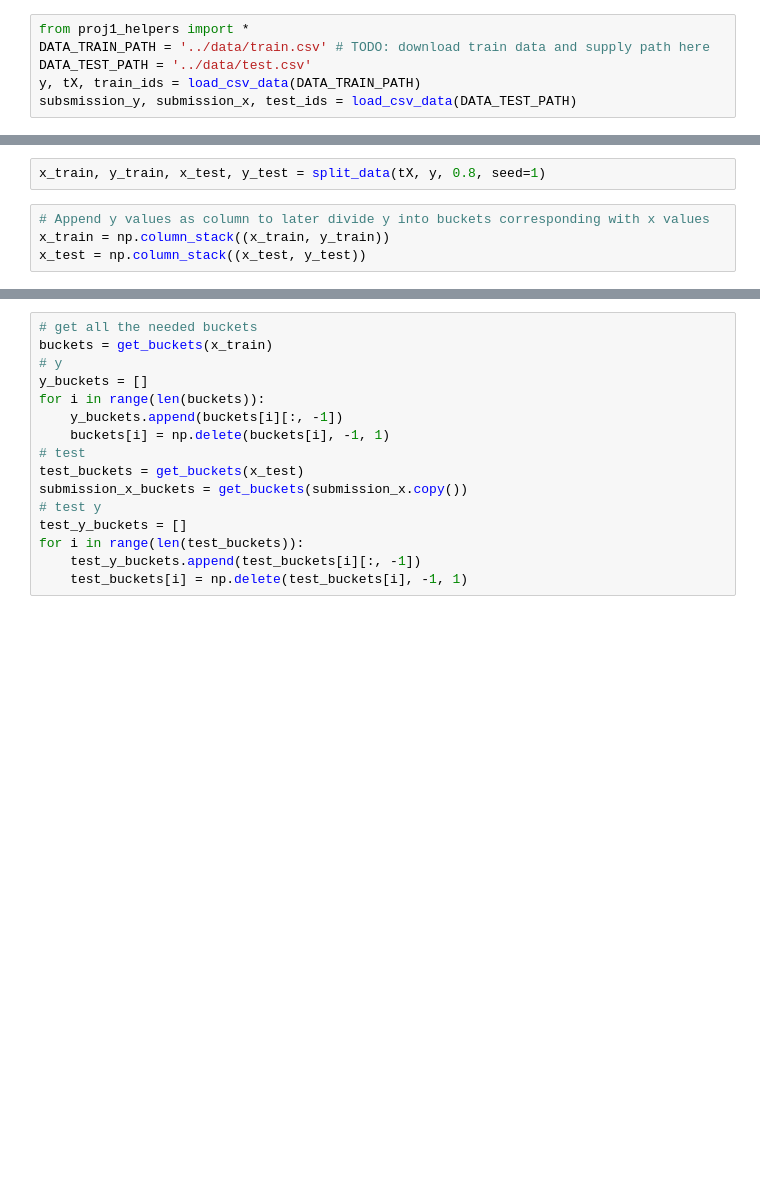
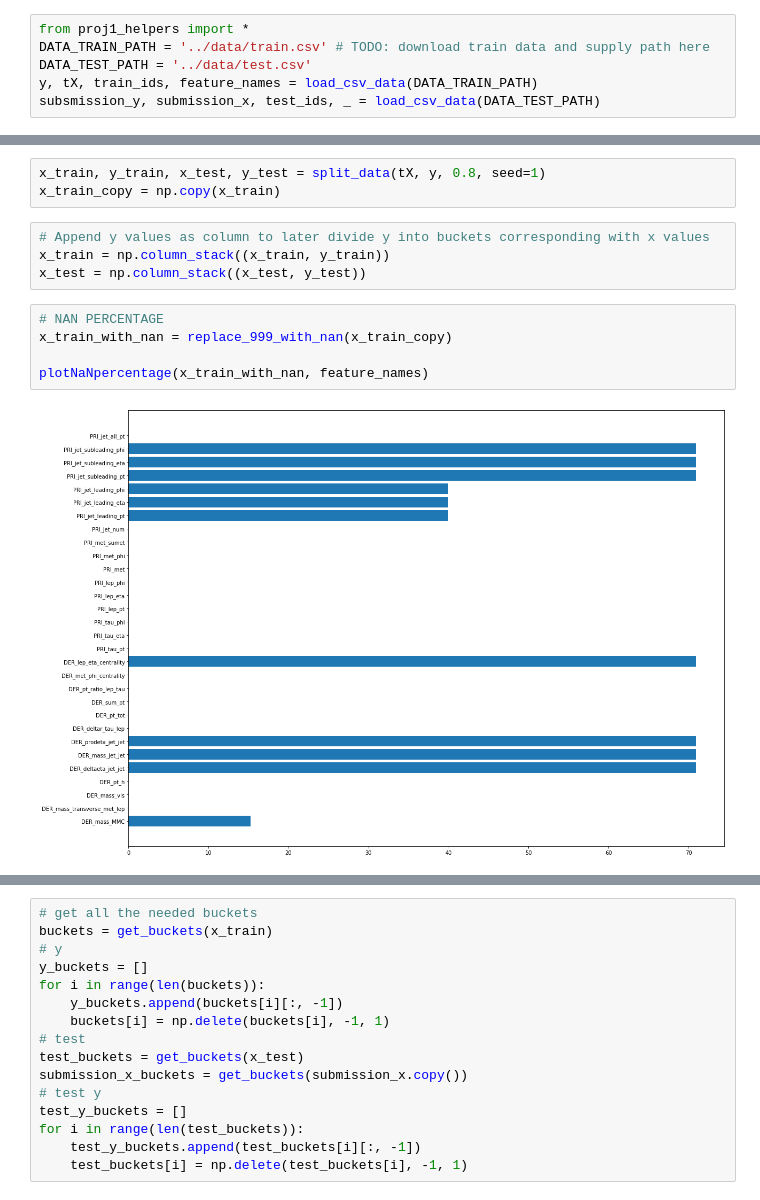
Before and after one commit to tkalim/ML-Project-1, a Jupyter notebook: scripts/project1.ipynb, the cells around one changed output, grey strips where cells are left out. Cells and saved outputs as stored; diff of their text form; blank space fills up the shorter version.

Commit message:
Plots added + some progress with reg_log_reg

```diff
--- a/scripts/project1.ipynb
+++ b/scripts/project1.ipynb
@@ -16,8 +13,8 @@ The autoreload extension is already loaded. To reload it, use:
 from proj1_helpers import *
 DATA_TRAIN_PATH = '../data/train.csv' # TODO: download train data and supply path here
 DATA_TEST_PATH = '../data/test.csv'
-y, tX, train_ids = load_csv_data(DATA_TRAIN_PATH)
-subsmission_y, submission_x, test_ids = load_csv_data(DATA_TEST_PATH)
+y, tX, train_ids, feature_names = load_csv_data(DATA_TRAIN_PATH)
+subsmission_y, submission_x, test_ids, _ = load_csv_data(DATA_TEST_PATH)
 # %%
 tX.shape
 # %% [output]
@@ -26,7 +23,15 @@ tX.shape
 DEGREE = 3
 # %%
 x_train, y_train, x_test, y_test = split_data(tX, y, 0.8, seed=1)
+x_train_copy = np.copy(x_train)
 # %%
 # Append y values as column to later divide y into buckets corresponding with x values
 x_train = np.column_stack((x_train, y_train))
 x_test = np.column_stack((x_test, y_test))
+# %%
+# NAN PERCENTAGE
+x_train_with_nan = replace_999_with_nan(x_train_copy)
+
+plotNaNpercentage(x_train_with_nan, feature_names)
+# %% [output]
+[figure, added]
```
Also changed, not shown: parts of 21 cells of this notebook, 2 other files.
